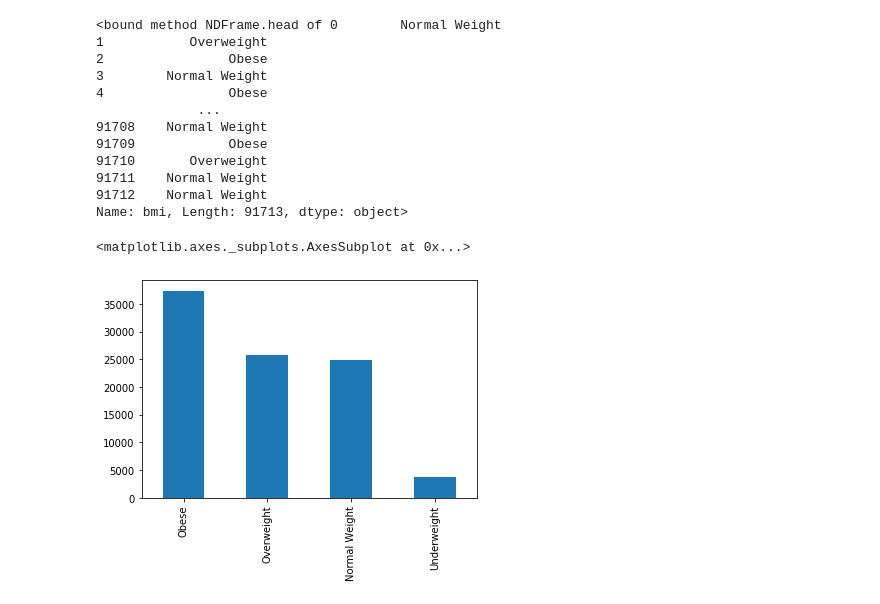
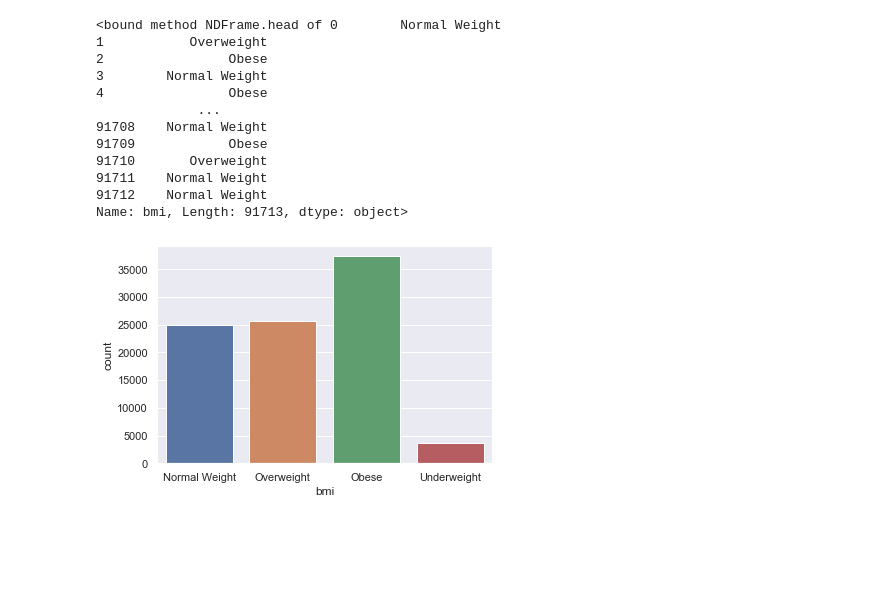
Before and after one commit to IshanaRaina/To-Live-or-Not-To-Live, a Jupyter notebook: KaggleWIDSChallengeKS.ipynb, the cells around one changed output. Drawn from its saved outputs; the diff is of its cells as text; code cells hidden in the pictures; blank space fills up the shorter version.

Commit message:
Used Seaborn for the plots

```diff
--- a/KaggleWIDSChallengeKS.ipynb
+++ b/KaggleWIDSChallengeKS.ipynb
@@ -139,11 +120,15 @@ df['bmi'].head
 91711    Normal Weight
 91712    Normal Weight
 Name: bmi, Length: 91713, dtype: object>
-# %%
-df['bmi'].value_counts().plot.bar()
-# %% [output]
-<matplotlib.axes._subplots.AxesSubplot at 0x...>
-[figure, removed]
+# %%
+# df['bmi'].value_counts().plot.bar()
+
+#import seaborn as sns
+
+sns.set(style="darkgrid")
+ax = sns.countplot(x=df['bmi'], data=df)
+# %% [output]
+[figure, added]
 # %%
 # Transforming pre_icu_los_days into categorical
 # pre_icu_los_days Categories:
```
Also changed, not shown: parts of 9 cells of this notebook.
